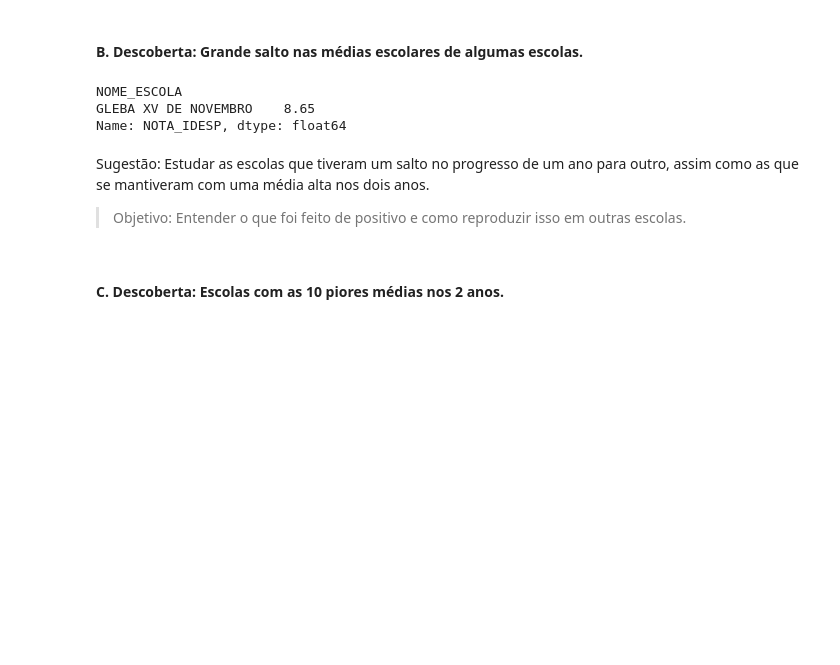
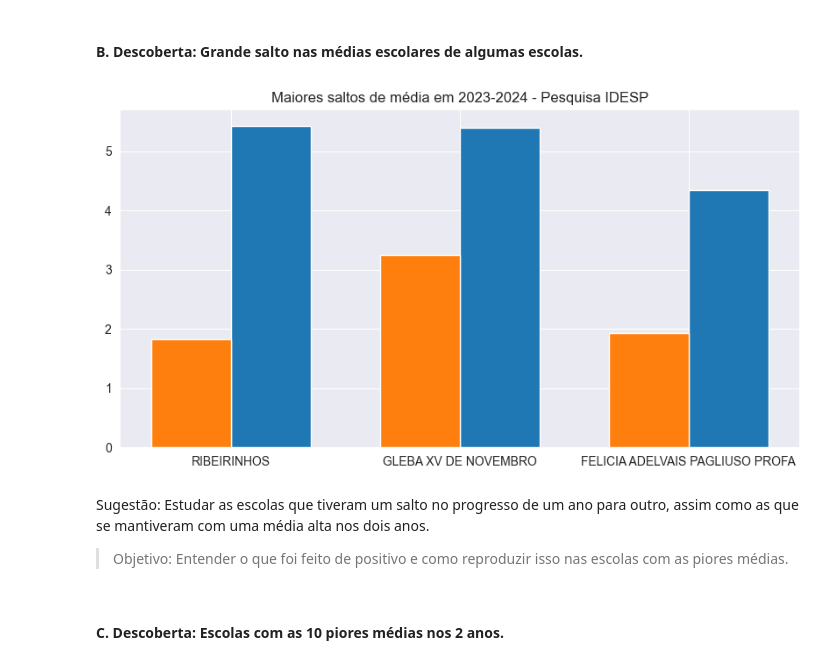
Before and after one commit to jardielsousar-cloud/Desempenho_escolas_publicas_Sao_Paulo, a Jupyter notebook: escolas.ipynb, the cells around one changed output. Drawn from its saved outputs; the diff is of its cells as text; code cells hidden in the pictures; blank space fills up the shorter version.

Commit message:
gráficos prontos

```diff
--- a/escolas.ipynb
+++ b/escolas.ipynb
@@ -207,10 +207,17 @@ Isso equivale a um aumento de: [0.09] na média geral de avaliação das escolas
 # %% [markdown]
 Quais escolas mais aumentaram a nota de um ano para o outro, contribuindo para esse progresso no índice?
 # %%
-a = df_bckp[df_bckp['ANO'] == 2023].groupby(['NOME_ESCOLA'])['NOTA_IDESP'].mean() #O Codigo vira CHAVE e a média vira A
-b = df_bckp[df_bckp['ANO'] == 2024].groupby(['NOME_ESCOLA'])['NOTA_IDESP'].mean() #Dentro de 2024, agrupe pelo código da escola, faça a média dessa escola e retorne uma Series
-operacao = (b-a).nlargest(3) #Como estou calculando o progresso pela 'diferença' entre o ano de 2023 e 2024, o menor valor possível vai ter sido o que mais progrediu de um ano para o outro
-print(f'\nMaior aumento na média geral (de 2023 para 2024):\n\n{operacao}')
+maior_salto_23 = df_bckp[(df_bckp['ANO']==2023)].groupby('NOME_ESCOLA')['NOTA_IDESP'].mean().sort_values()
+maior_salto_24 = df_bckp[(df_bckp['ANO']==2024)].groupby('NOME_ESCOLA')['NOTA_IDESP'].mean().sort_values()
+maior_salto = (maior_salto_24 - maior_salto_23) #Quanto progrediu, retorna Series
+#Above: Valor inicial menos valor final retorna quanto a escola progrediu de um ano para outro.
+
+id_maiores_valores = maior_salto.nlargest(3).index #Retorna o NOME (que agora é o index da Series) da escola que mais progrediu
+maiores_valores = maior_salto.nlargest(3) #Retorna o valor da progressão em si, para poder classificar
+
+valores_iniciais = maior_salto_23.loc[id_maiores_valores] #Usa o ID coletado em IDMAX para localizar o valor inicial
+
+print(f'\nMaior aumento na média geral (de 2023 para 2024):\n\n{maiores_valores}')
 # %% [output]
 Maior aumento na média geral (de 2023 para 2024):
 
@@ -259,17 +266,21 @@ Sugestão: Baseado na ausência de dados, recomendo uma campanha para coleta e a
 # %% [markdown]
 #### B. Descoberta: Grande salto nas médias escolares de algumas escolas.
 # %%
-#Gráfico mostrando salto da escola com maior salto entre 2023 e 2024
+largura = 0.35
+x = np.arange(len(id_maiores_valores)) #Cria Array posicional para separar as duas barras
 
-maior_salto_23 = df_bckp[(df_bckp['ANO']==2023)].groupby('NOME_ESCOLA')['NOTA_IDESP'].mean().nlargest(1)
-maior_salto_24 = df_bckp[(df_bckp['ANO']==2024)].groupby('NOME_ESCOLA')['NOTA_IDESP'].mean().nlargest(1)
-maior_salto_24
+plt.figure(figsize=(10,5)) #Tamanho
+plt.bar(x+largura/2, maiores_valores, width=largura) #Cria primeira barra
+plt.bar(x-largura/2, valores_iniciais, width=largura) #Cria segunda barra
+
+plt.title('Maiores saltos de média em 2023-2024 - Pesquisa IDESP') #Título
+
+plt.xticks(x, id_maiores_valores) #Substitui valores de X (posições) novamente para os IDs
+plt.show()
 # %% [output]
-NOME_ESCOLA
-GLEBA XV DE NOVEMBRO    8.65
-Name: NOTA_IDESP, dtype: float64
+[figure, added]
 # %% [markdown]
 Sugestão: Estudar as escolas que tiveram um salto no progresso de um ano para outro, assim como as que se mantiveram com uma média alta nos dois anos.
-> Objetivo: Entender o que foi feito de positivo e como reproduzir isso em outras escolas.
+> Objetivo: Entender o que foi feito de positivo e como reproduzir isso nas escolas com as piores médias.
 # %% [markdown]
 #### C. Descoberta: Escolas com as 10 piores médias nos 2 anos.
```
Also changed, not shown: parts of 2 cells of this notebook.
